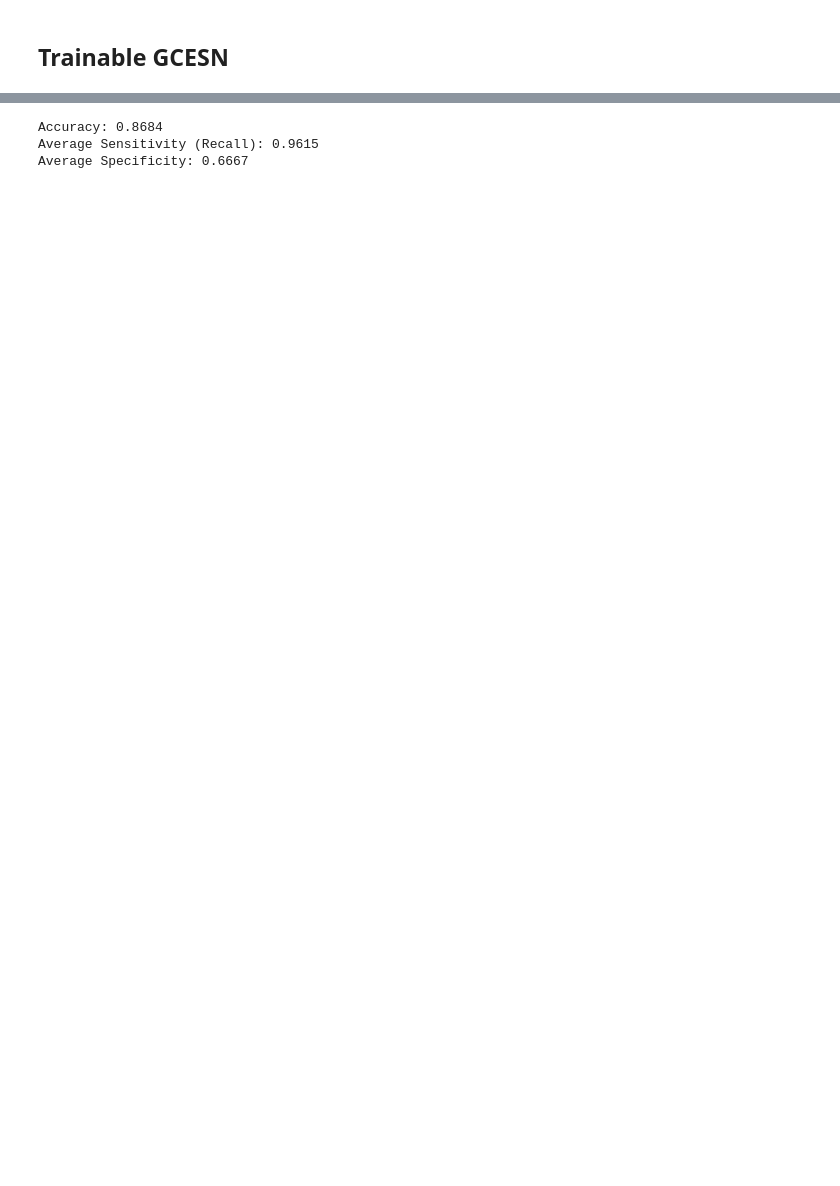
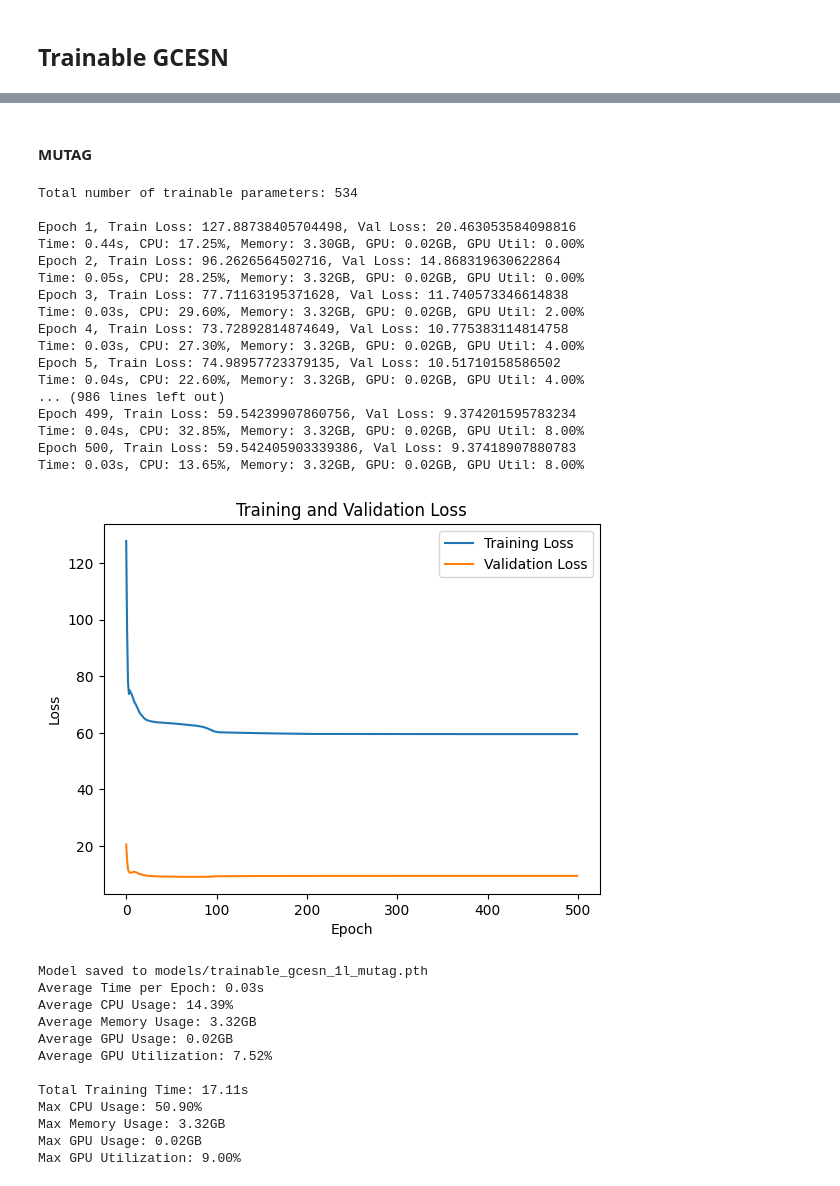
Before and after one commit to GitaAyu06/reservoir-gnn, a Jupyter notebook: reservoir-gcn_graph_classifications.ipynb, the cells around one changed output, grey strips where cells are left out. Saved outputs shown, nothing was run; the diff lists cells and outputs as text; code cells hidden in the pictures; blank space fills up the shorter version.

```diff
--- a/reservoir-gcn_graph_classifications.ipynb
+++ b/reservoir-gcn_graph_classifications.ipynb
@@ -488,10 +516,13 @@ class decoupledGCESN_2layer(nn.Module):
 # %%
 ## Single Functions
 def single_train(model, loader, val_loader, lr=0.001, num_epochs=100, patience=5,
-                step_size=50, gamma=0.1, save_path='models/gcn_x.pth', binary_classification=True):
+                step_size=50, gamma=0.1, save_path='models/gcn_x.pth',
+                binary_classification=True, is_esn=False):
+
     optimizer = torch.optim.Adam(model.parameters(), lr=lr)
     criterion = torch.nn.NLLLoss()
     scheduler = torch.optim.lr_scheduler.StepLR(optimizer, step_size=step_size, gamma=gamma)
+    spectral_hook = SpectralRadiusOptimizerHook(model)
 
     training_loss = []
     validation_loss = []
@@ -536,6 +567,8 @@ def single_train(model, loader, val_loader, lr=0.001, num_epochs=100, patience=5
             loss = criterion(output, y)
             loss.backward()
             optimizer.step()
+            if is_esn==True:
+                spectral_hook()
 
             epoch_loss += loss.item() * data.num_graphs
 
@@ -1826,6 +1897,42 @@ Epoch 100, Loss: 0.42359083890914917
-# %%
-single_test(model, mutag_test_loader)
-# %% [output]
-Accuracy: 0.8684
-Average Sensitivity (Recall): 0.9615
-Average Specificity: 0.6667
+# %% [markdown]
+#### MUTAG
+# %%
+set_seed(42)
+trainable_gcesn_mutag = TrainableGCESN_1layer(mutag_num_features, 2*mutag_num_features, mutag_num_classes, num_iterations=6)
+print(f"Total number of trainable parameters: {trainable_gcesn_mutag.count_parameters()}\n")
+
+single_train(trainable_gcesn_mutag, mutag_train_loader, mutag_val_loader,
+                lr=0.001, num_epochs=500, patience=5, step_size=100, gamma=0.1,
+                save_path='models/trainable_gcesn_1l_mutag.pth',
+                binary_classification=True, is_esn=True)
+# %% [output]
+Total number of trainable parameters: 534
+
+Epoch 1, Train Loss: 127.88738405704498, Val Loss: 20.463053584098816
+Time: 0.44s, CPU: 17.25%, Memory: 3.30GB, GPU: 0.02GB, GPU Util: 0.00%
+Epoch 2, Train Loss: 96.2626564502716, Val Loss: 14.868319630622864
+Time: 0.05s, CPU: 28.25%, Memory: 3.32GB, GPU: 0.02GB, GPU Util: 0.00%
+Epoch 3, Train Loss: 77.71163195371628, Val Loss: 11.740573346614838
+Time: 0.03s, CPU: 29.60%, Memory: 3.32GB, GPU: 0.02GB, GPU Util: 2.00%
+Epoch 4, Train Loss: 73.72892814874649, Val Loss: 10.775383114814758
+Time: 0.03s, CPU: 27.30%, Memory: 3.32GB, GPU: 0.02GB, GPU Util: 4.00%
+Epoch 5, Train Loss: 74.98957723379135, Val Loss: 10.51710158586502
+Time: 0.04s, CPU: 22.60%, Memory: 3.32GB, GPU: 0.02GB, GPU Util: 4.00%
+... (986 lines left out)
+Epoch 499, Train Loss: 59.54239907860756, Val Loss: 9.374201595783234
+Time: 0.04s, CPU: 32.85%, Memory: 3.32GB, GPU: 0.02GB, GPU Util: 8.00%
+Epoch 500, Train Loss: 59.542405903339386, Val Loss: 9.37418907880783
+Time: 0.03s, CPU: 13.65%, Memory: 3.32GB, GPU: 0.02GB, GPU Util: 8.00%
+[figure, added]
+Model saved to models/trainable_gcesn_1l_mutag.pth
+Average Time per Epoch: 0.03s
+Average CPU Usage: 14.39%
+Average Memory Usage: 3.32GB
+Average GPU Usage: 0.02GB
+Average GPU Utilization: 7.52%
+
+Total Training Time: 17.11s
+Max CPU Usage: 50.90%
+Max Memory Usage: 3.32GB
+Max GPU Usage: 0.02GB
+Max GPU Utilization: 9.00%
```
Also changed, not shown: parts of 38 cells of this notebook, 4 other files.
